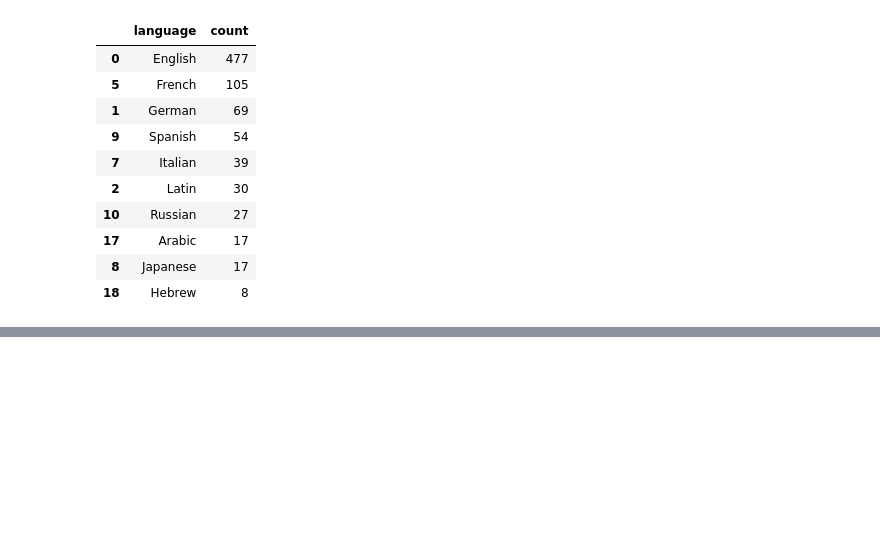
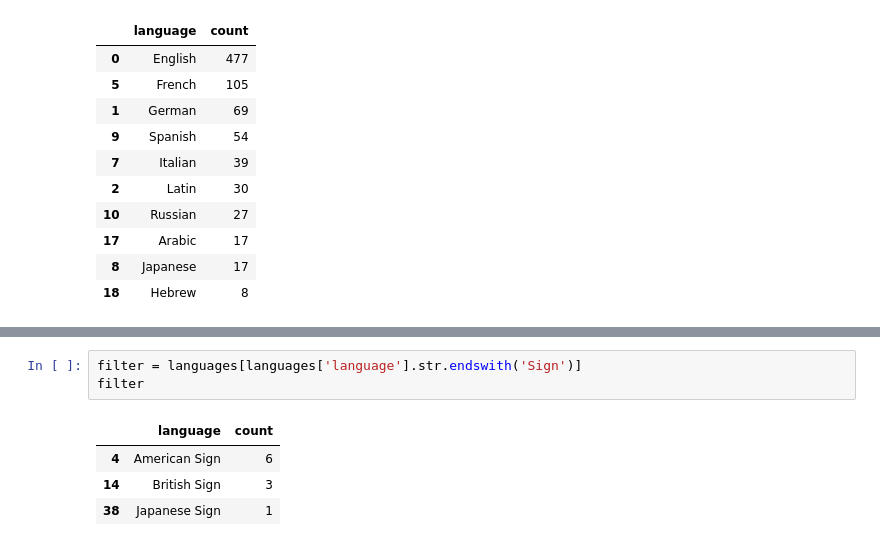
Before and after one commit to gupaulasan/portfolio, a Jupyter notebook: Oscar Winner Prediciton/oscars.ipynb, the cells around one changed output, grey strips where cells are left out. Drawn from its saved outputs; the diff is of its cells as text; blank space fills up the shorter version.

```diff
--- a/Oscar Winner Prediciton/oscars.ipynb
+++ b/Oscar Winner Prediciton/oscars.ipynb
@@ -319,0 +331,8 @@ top10_lang
+# %%
+filter = languages[languages['language'].str.endswith('Sign')]
+filter
+# %% [output]
+|  | language | count |
+| 4 | American Sign | 6 |
+| 14 | British Sign | 3 |
+| 38 | Japanese Sign | 1 |
```
Also changed, not shown: parts of 2 cells of this notebook.
